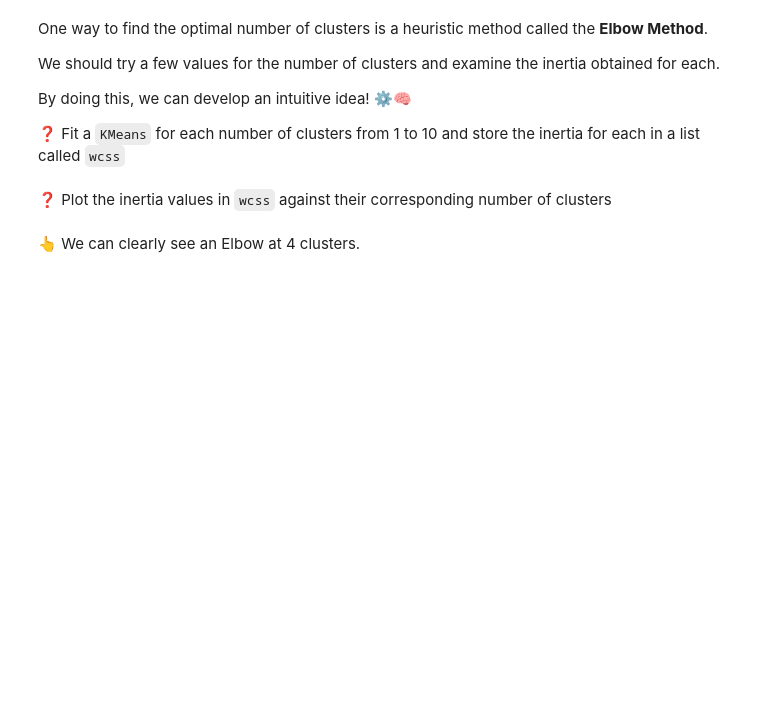
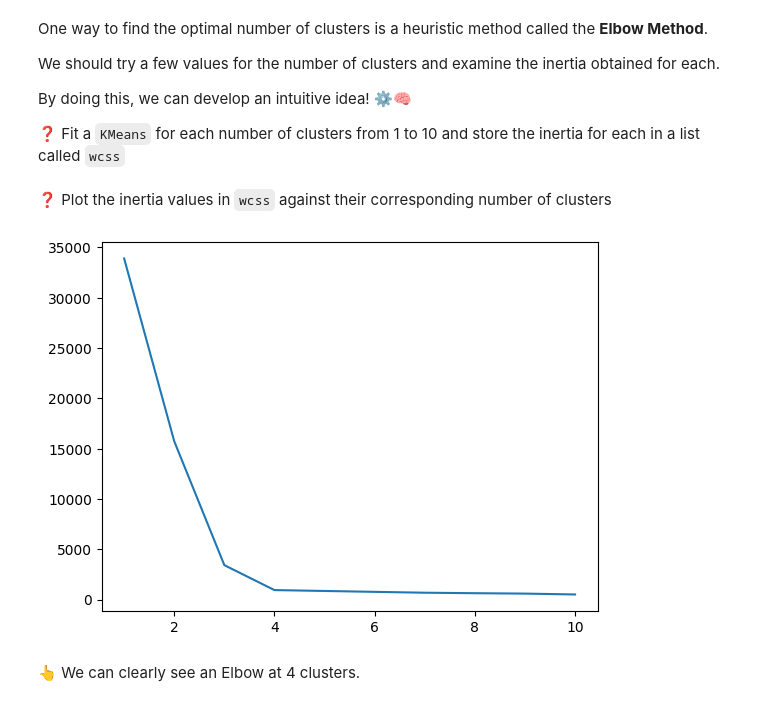
Before and after one commit to itsyeren/data-image-compressor, a Jupyter notebook: warmup_k_means.ipynb, the cells around one changed output. Drawn from its saved outputs; the diff is of its cells as text; code cells hidden in the pictures; blank space fills up the shorter version.

Commit message:
Completed Kmeans optimal clusters

```diff
--- a/warmup_k_means.ipynb
+++ b/warmup_k_means.ipynb
@@ -160,6 +162,6 @@ By doing this, we can develop an intuitive idea! ⚙️🧠
 # Apply the elbow method to find the optimal number of clusters.
 wcss = []
 clusters = list(range(1, 11))
-pass  # YOUR CODE HERE
+wcss = [KMeans(n_clusters=k, random_state=42).fit(X).inertia_ for k in clusters]
 # %% [markdown]
 ❓ Plot the inertia values in `wcss` against their corresponding number of clusters
@@ -168,3 +168,8 @@ pass  # YOUR CODE HERE
+# %%
+plt.plot(clusters, wcss)
+plt.show()
+# %% [output]
+[figure, added]
 # %% [markdown]
 👆 We can clearly see an Elbow at 4 clusters.
 # %% [markdown]
```
Also changed, not shown: parts of 4 cells of this notebook.
